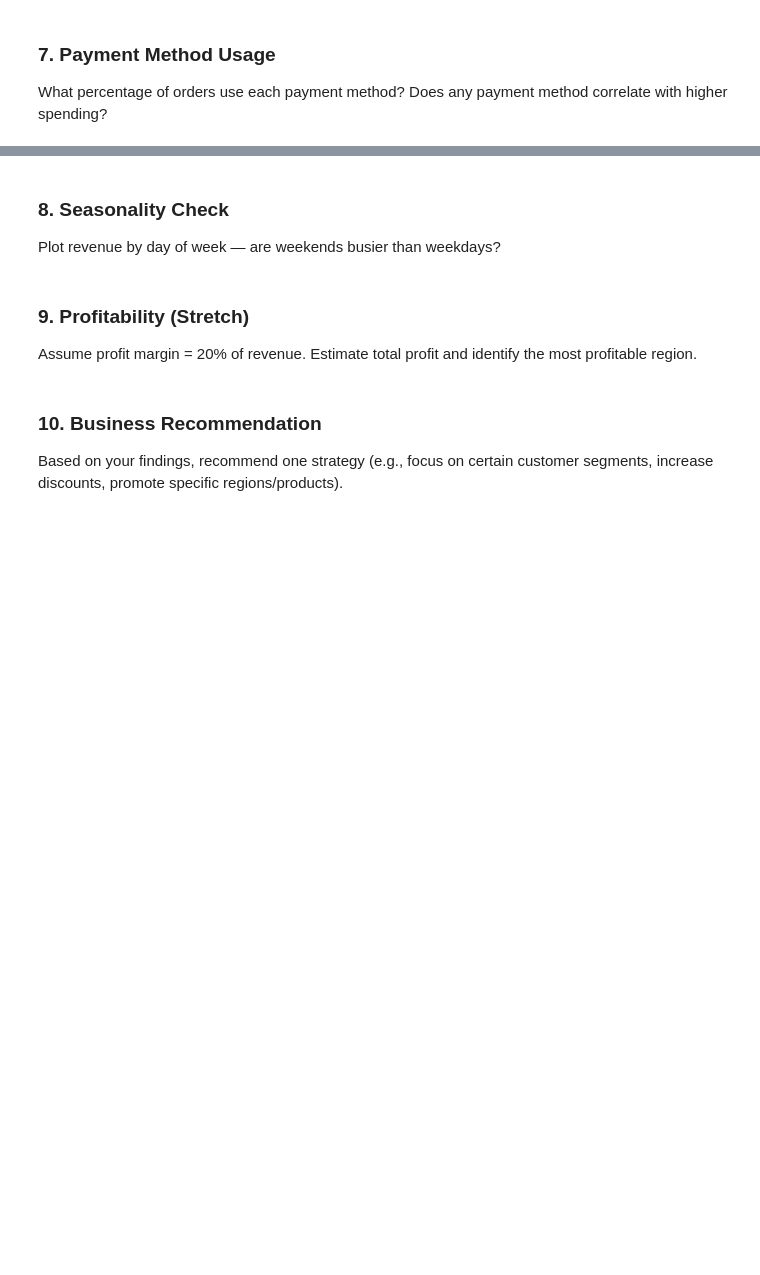
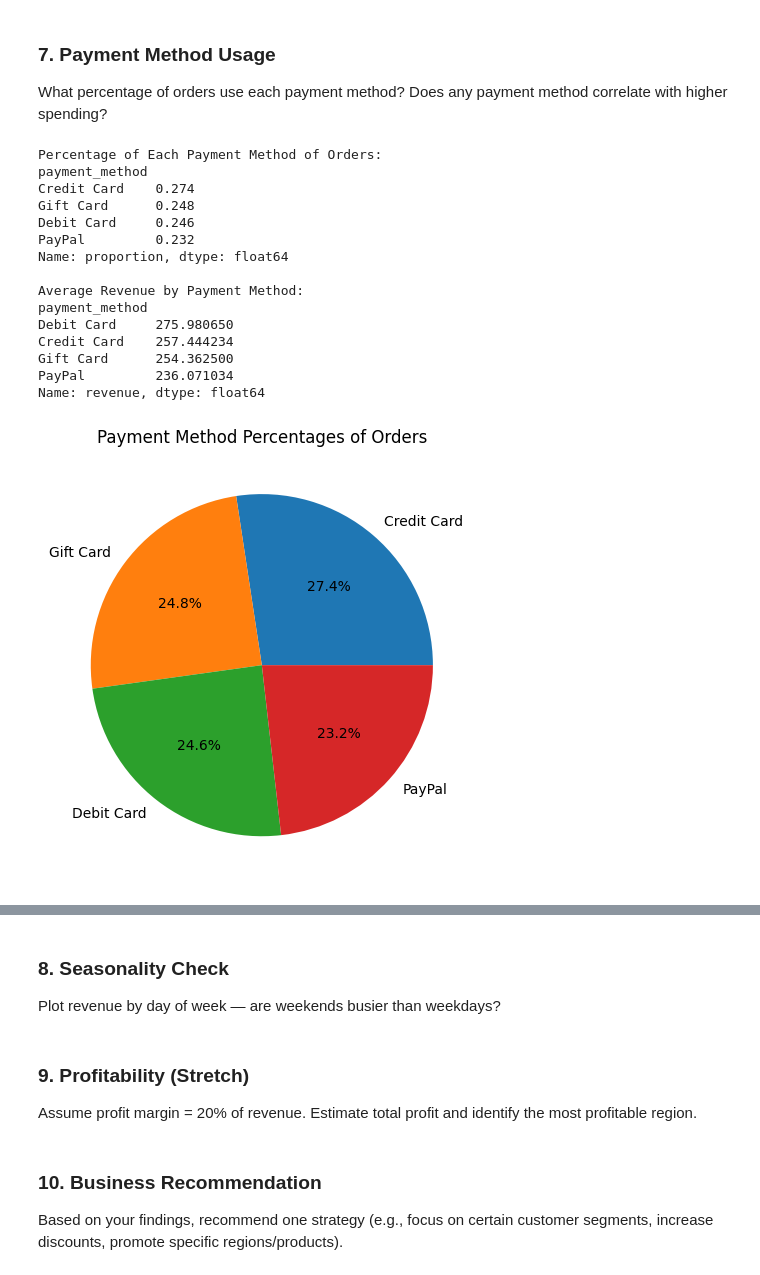
Before and after one commit to amyng939/ds-fall-2025-fri-1230, a Jupyter notebook: Week-06-Business-Stats-Analytics/homeworks/Amy-Ng-week-06-exercise.ipynb, the cells around one changed output, grey strips where cells are left out. Saved outputs shown, nothing was run; the diff lists cells and outputs as text; code cells hidden in the pictures; blank space fills up the shorter version.

```diff
--- a/Week-06-Business-Stats-Analytics/homeworks/Amy-Ng-week-06-exercise.ipynb
+++ b/Week-06-Business-Stats-Analytics/homeworks/Amy-Ng-week-06-exercise.ipynb
@@ -226,4 +356,38 @@ Do discounted orders generate higher or lower revenue per order compared to non-
 ### 7. Payment Method Usage
 What percentage of orders use each payment method? Does any payment method correlate with higher spending?
 # %%
-# Your code here
+payment_method_order_percentages = data["payment_method"].value_counts(normalize=True)
+print("Percentage of Each Payment Method of Orders:")
+print(payment_method_order_percentages)
+
+payment_method_average_revenue = data.groupby("payment_method")["revenue"].mean().sort_values(ascending=False)
+print("\nAverage Revenue by Payment Method:")
+print(payment_method_average_revenue)
+
+payment_method_order_percentages.plot(kind="pie", autopct='%.1f%%', title="Payment Method Percentages of Orders")
+plt.ylabel('')
+plt.tight_layout()
+plt.show()
+
+payment_method_average_revenue.plot(kind="bar", title="Average Revenue by Payment Method")
+plt.ylabel("Revenue ($)")
+plt.xticks(rotation=0)
+plt.tight_layout()
+plt.show()
+# %% [output]
+Percentage of Each Payment Method of Orders:
+payment_method
+Credit Card    0.274
+Gift Card      0.248
+Debit Card     0.246
+PayPal         0.232
+Name: proportion, dtype: float64
+
+Average Revenue by Payment Method:
+payment_method
+Debit Card     275.980650
+Credit Card    257.444234
+Gift Card      254.362500
+PayPal         236.071034
+Name: revenue, dtype: float64
+[figure, added]
```
Also changed, not shown: parts of 6 cells of this notebook.
